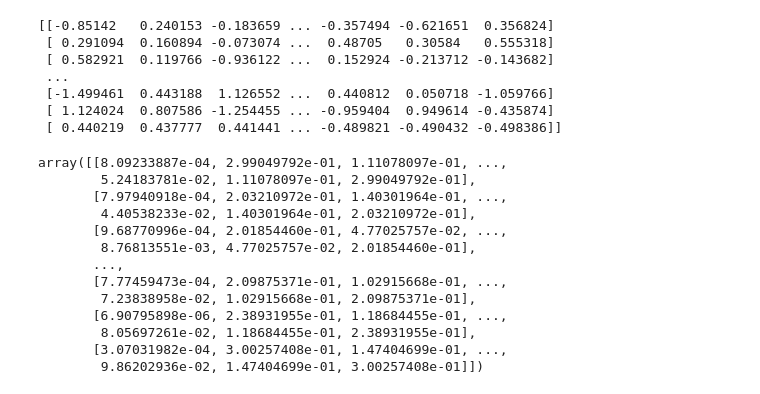
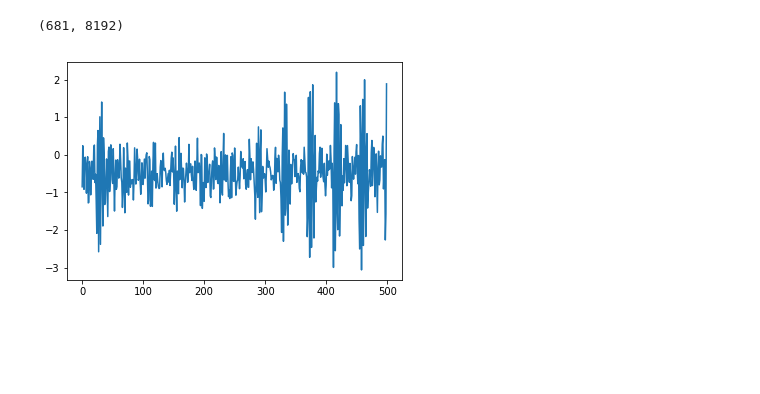
Before and after one commit to mkl04/P01, a Jupyter notebook: PM.ipynb, the cells around one changed output. Saved outputs shown, nothing was run; the diff lists cells and outputs as text; code cells hidden in the pictures; blank space fills up the shorter version.

```diff
--- a/PM.ipynb
+++ b/PM.ipynb
@@ -9,29 +0,0 @@ Data = np.loadtxt('TimeData.txt')
-# %%
-print(Data)
-# %% [output]
-[[-0.85142   0.240153 -0.183659 ... -0.357494 -0.621651  0.356824]
- [ 0.291094  0.160894 -0.073074 ...  0.48705   0.30584   0.555318]
- [ 0.582921  0.119766 -0.936122 ...  0.152924 -0.213712 -0.143682]
- ...
- [-1.499461  0.443188  1.126552 ...  0.440812  0.050718 -1.059766]
- [ 1.124024  0.807586 -1.254455 ... -0.959404  0.949614 -0.435874]
- [ 0.440219  0.437777  0.441441 ... -0.489821 -0.490432 -0.498386]]
-# %%
-df = abs(fft.fft(Data)[:][:4096])/4096
-plt.plot(df[120][100:4096])
-
-plt.show()
-# %% [output]
-array([[8.09233887e-04, 2.99049792e-01, 1.11078097e-01, ...,
-        5.24183781e-02, 1.11078097e-01, 2.99049792e-01],
-       [7.97940918e-04, 2.03210972e-01, 1.40301964e-01, ...,
-        4.40538233e-02, 1.40301964e-01, 2.03210972e-01],
-       [9.68770996e-04, 2.01854460e-01, 4.77025757e-02, ...,
-        8.76813551e-03, 4.77025757e-02, 2.01854460e-01],
-       ...,
-       [7.77459473e-04, 2.09875371e-01, 1.02915668e-01, ...,
-        7.23838958e-02, 1.02915668e-01, 2.09875371e-01],
-       [6.90795898e-06, 2.38931955e-01, 1.18684455e-01, ...,
-        8.05697261e-02, 1.18684455e-01, 2.38931955e-01],
-       [3.07031982e-04, 3.00257408e-01, 1.47404699e-01, ...,
-        9.86202936e-02, 1.47404699e-01, 3.00257408e-01]])
@@ -37,0 +18,9 @@ array([[8.09233887e-04, 2.99049792e-01, 1.11078097e-01, ...,
+# %%
+Data.shape
+# %% [output]
+(681, 8192)
+# %%
+plt.plot(Data[0][:500])  #First measurement
+plt.show()
+# %% [output]
+[figure, added]
```
Also changed, not shown: parts of 21 cells of this notebook, 1 other file.
